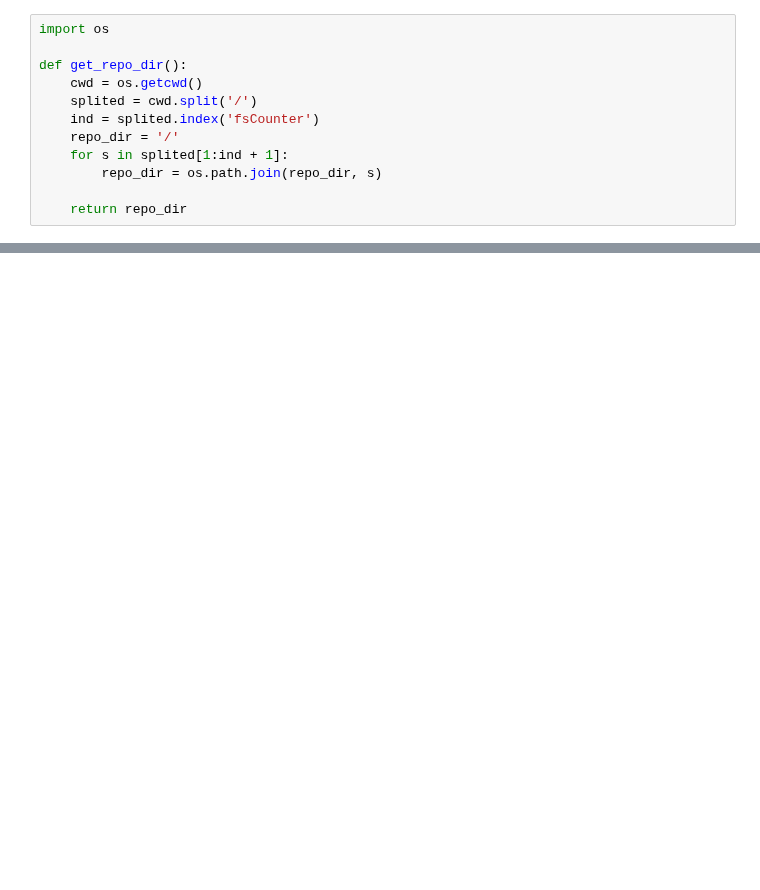
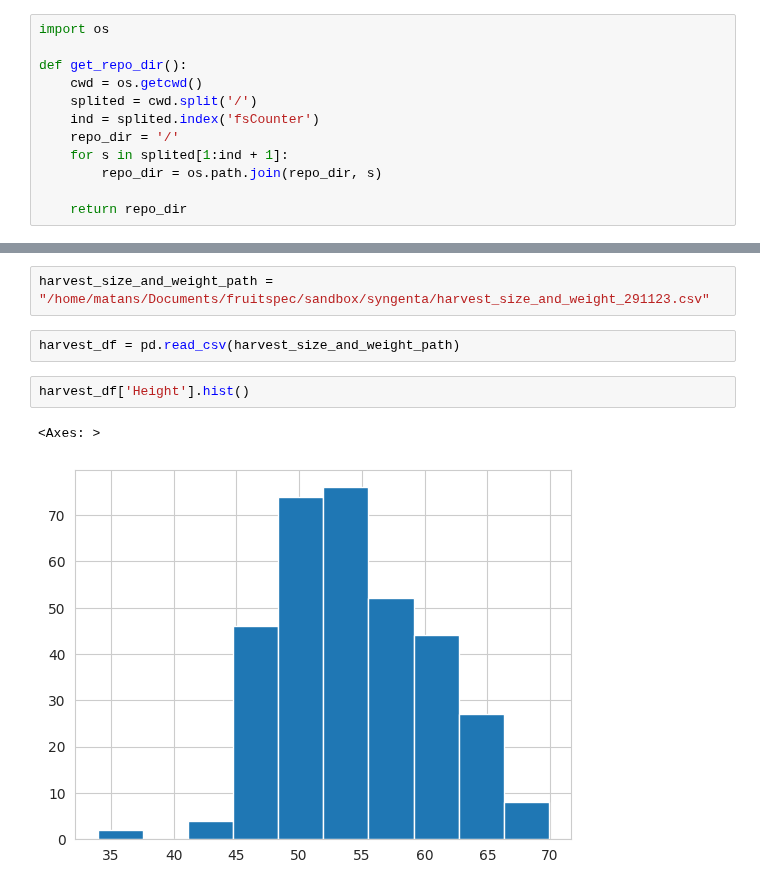
Before and after one commit to FruitSpec/fsCounter, a Jupyter notebook: vision/tools/jupyter_notebooks/Factor_analysis.ipynb, the cells around one changed output, grey strips where cells are left out. Drawn from its saved outputs; the diff is of its cells as text; blank space fills up the shorter version.

```diff
--- a/vision/tools/jupyter_notebooks/Factor_analysis.ipynb
+++ b/vision/tools/jupyter_notebooks/Factor_analysis.ipynb
@@ -305,0 +28,9 @@ block_20_df
+# %%
+harvest_size_and_weight_path = "/home/matans/Documents/fruitspec/sandbox/syngenta/harvest_size_and_weight_291123.csv"
+# %%
+harvest_df = pd.read_csv(harvest_size_and_weight_path)
+# %%
+harvest_df['Height'].hist()
+# %% [output]
+<Axes: >
+[figure, added]
```
Also changed, not shown: parts of 47 cells of this notebook, 3 other files.
